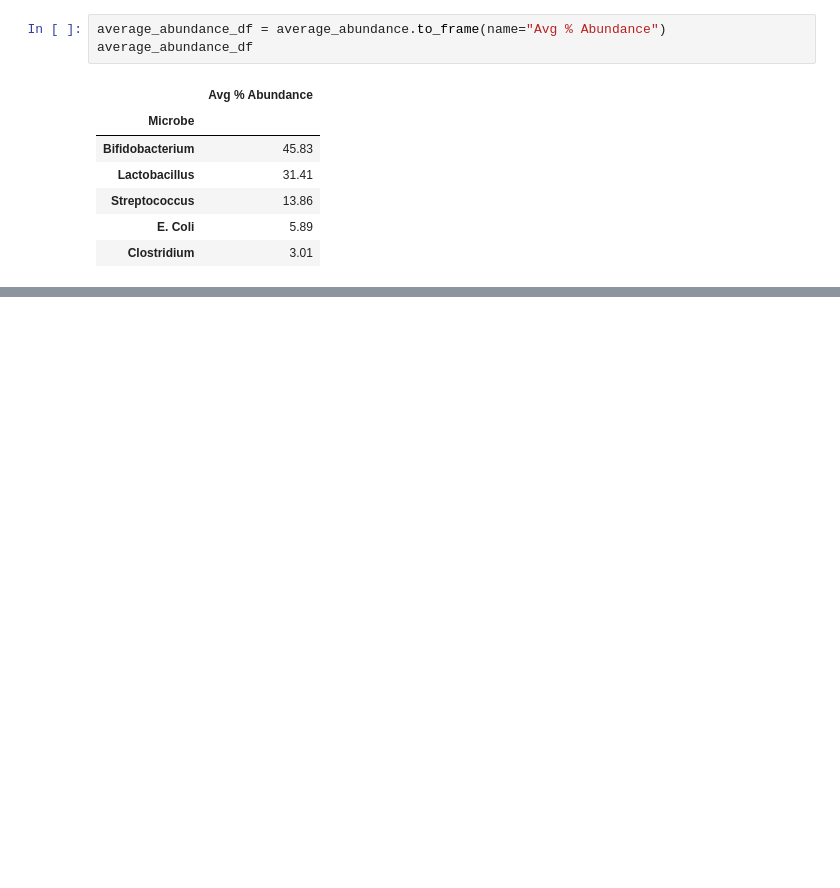
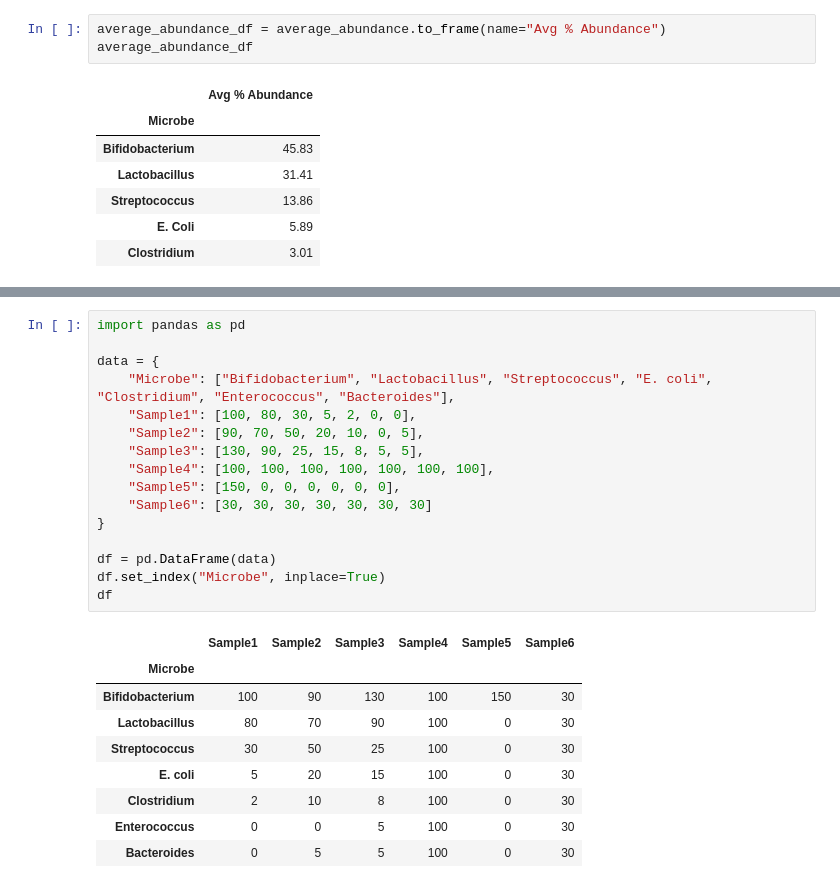
Before and after one commit to tssmith5619/learn2code, a Jupyter notebook: Python_Lessons_Month2.ipynb, the cells around one changed output, grey strips where cells are left out. Saved outputs shown, nothing was run; the diff lists cells and outputs as text; blank space fills up the shorter version.

```diff
--- a/Python_Lessons_Month2.ipynb
+++ b/Python_Lessons_Month2.ipynb
@@ -361,0 +390,26 @@ average_abundance_df
+# %%
+import pandas as pd
+
+data = {
+    "Microbe": ["Bifidobacterium", "Lactobacillus", "Streptococcus", "E. coli", "Clostridium", "Enterococcus", "Bacteroides"],
+    "Sample1": [100, 80, 30, 5, 2, 0, 0],
+    "Sample2": [90, 70, 50, 20, 10, 0, 5],
+    "Sample3": [130, 90, 25, 15, 8, 5, 5],
+    "Sample4": [100, 100, 100, 100, 100, 100, 100],
+    "Sample5": [150, 0, 0, 0, 0, 0, 0],
+    "Sample6": [30, 30, 30, 30, 30, 30, 30]
+}
+
+df = pd.DataFrame(data)
+df.set_index("Microbe", inplace=True)
+df
+# %% [output]
+|  | Sample1 | Sample2 | Sample3 | Sample4 | Sample5 | Sample6 |
+| Microbe |  |  |  |  |  |  |
+| Bifidobacterium | 100 | 90 | 130 | 100 | 150 | 30 |
+| Lactobacillus | 80 | 70 | 90 | 100 | 0 | 30 |
+| Streptococcus | 30 | 50 | 25 | 100 | 0 | 30 |
+| E. coli | 5 | 20 | 15 | 100 | 0 | 30 |
+| Clostridium | 2 | 10 | 8 | 100 | 0 | 30 |
+| Enterococcus | 0 | 0 | 5 | 100 | 0 | 30 |
+| Bacteroides | 0 | 5 | 5 | 100 | 0 | 30 |
```
Also changed, not shown: parts of 5 cells of this notebook.
